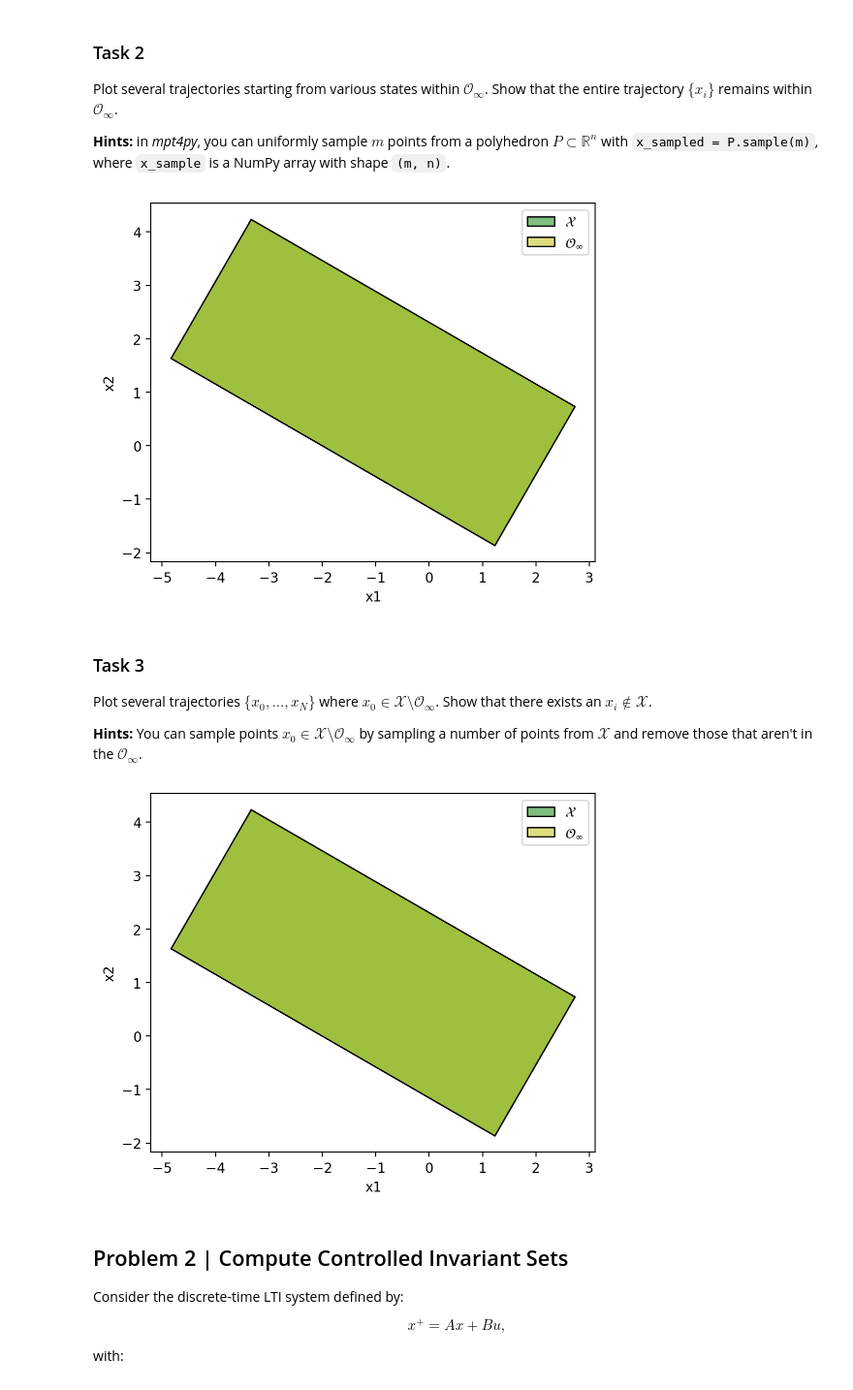
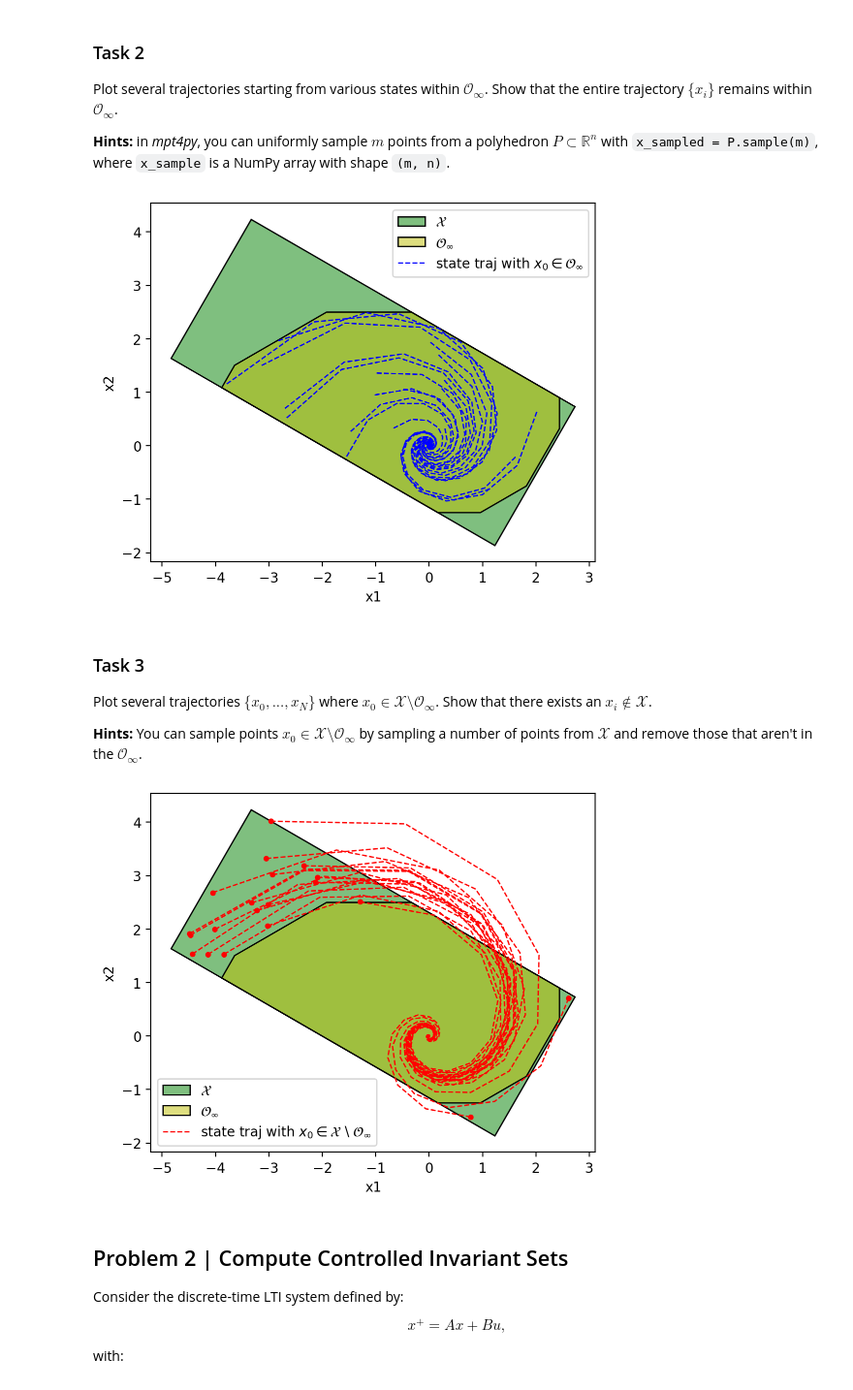
Before and after one commit to Sdevaud/Master_2, a Jupyter notebook: MPC/programming_exercises/exercise3_invariance/ex3_invariance.ipynb, the cells around one changed output. Shown at 97% size. Saved outputs shown, nothing was run; the diff lists cells and outputs as text; code cells hidden in the pictures.

```diff
--- a/MPC/programming_exercises/exercise3_invariance/ex3_invariance.ipynb
+++ b/MPC/programming_exercises/exercise3_invariance/ex3_invariance.ipynb
@@ -163,15 +189,23 @@ ax.set_xlabel('x1')
 ax.set_ylabel('x2')
 
 # TODO: ------------------
-# TODO: add your code here
-# Sample trajectories and plot
+for i in range(num_samples):
+	x0 = x0_samples[i]
+
+	x_traj_1 = np.ndarray((x0.shape[0], N_sim))
+	x_traj_1[:, 0] = x0
+	for i_sim in range(N_sim-1):
+		x_traj_1[:, i_sim + 1] = A @ x_traj_1[:, i_sim]
+
+	label=r'state traj with $x_0 \in \mathcal{O}_\infty$' if i == 0 else None
+	ax.plot(x_traj_1[0, :], x_traj_1[1, :], color='blue', linestyle='--', linewidth=1., label=label)
 
 # TODO: ------------------
 
 ax.legend()
 plt.show()
 # %% [output]
-[figure, old version]
+[figure, new version]
 # %% [markdown]
 ### Task 3
 Plot several trajectories $\{x_0, ..., x_N\}$ where $x_0 \in \mathcal{X} \setminus \mathcal{O}_\infty $. Show that there exists an $x_i \notin \mathcal{X}$.
@@ -180,30 +214,50 @@ Plot several trajectories $\{x_0, ..., x_N\}$ where $x_0 \in \mathcal{X} \setmin
 # %%
 N_sim = 50  # simulation steps
 
 # Plot the sets
 fig, ax = plt.subplots(1, 1)
 X.plot(ax, color='g', opacity=0.5, label=r'$\mathcal{X}$')
 O_inf.plot(ax, color='y', opacity=0.5, label=r'$\mathcal{O}_\infty$')
 ax.set_aspect('equal')
 ax.set_xlabel('x1')
 ax.set_ylabel('x2')
 
 # TODO: ------------------
-# TODO: add your code here
+# Sample x0 in X but not in O_inf
+attempts = 0
+max_attempts = 20 * num_samples
+x0_samples = []
+while attempts < max_attempts:
+    x0 = X.sample(1).flatten()
+    if x0 not in O_inf:
+        x0_samples.append(x0)
+    attempts += 1
+    if len(x0_samples) == num_samples:
+        break
 
-# Sample x0 in X but not in O_inf
-...
+if len(x0_samples) < num_samples:
+    raise RuntimeError(f"Failed to generate enough samples after {max_attempts} attempts. Try increasing max_attempts!")
+x0_samples = np.vstack(x0_samples)
 
-# Compute trajectories and plot
-...
+for i in range(num_samples):
+	x0 = x0_samples[i]
+	x_traj_2 = np.ndarray((x0.shape[0], N_sim))
+	x_traj_2[:, 0] = x0
+	for i_sim in range(N_sim-1):
+		x_traj_2[:, i_sim + 1] = A @ x_traj_2[:, i_sim]
+
+	label=r'state traj with $x_0 \in\mathcal{X} \setminus \mathcal{O}_\infty$' if i == 0 else None
+	ax.plot(x_traj_2[0, :], x_traj_2[1, :], color='red', linestyle='--', linewidth=1.0, label=label)
+
+ax.scatter(x0_samples[:, 0], x0_samples[:, 1], c='red', s=10.)
 
 # TODO: ------------------
 
 
 ax.legend()
 plt.show()
 # %% [output]
-[figure, old version]
+[figure, new version]
 # %% [markdown]
 ## Problem 2 | Compute Controlled Invariant Sets
 
```
Also changed, not shown: parts of 2 cells of this notebook.
